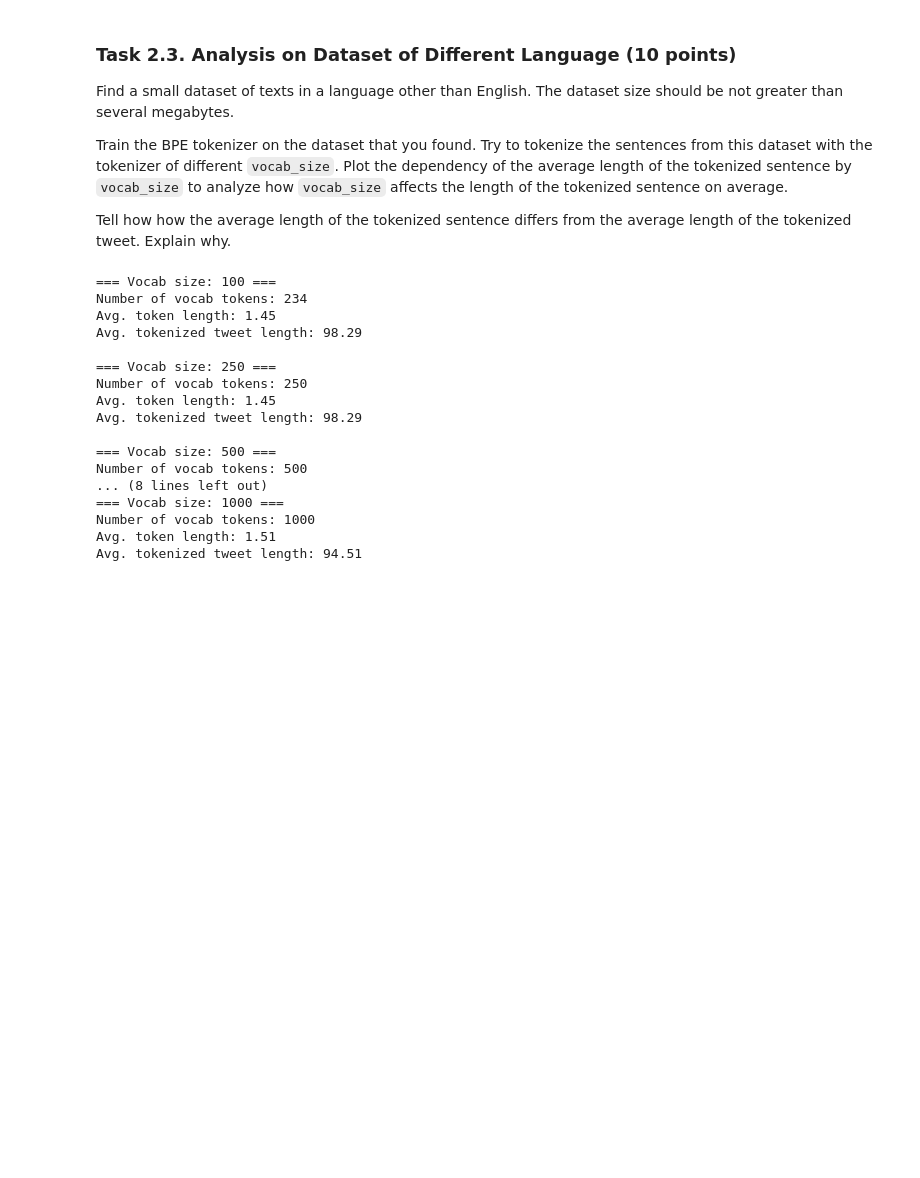
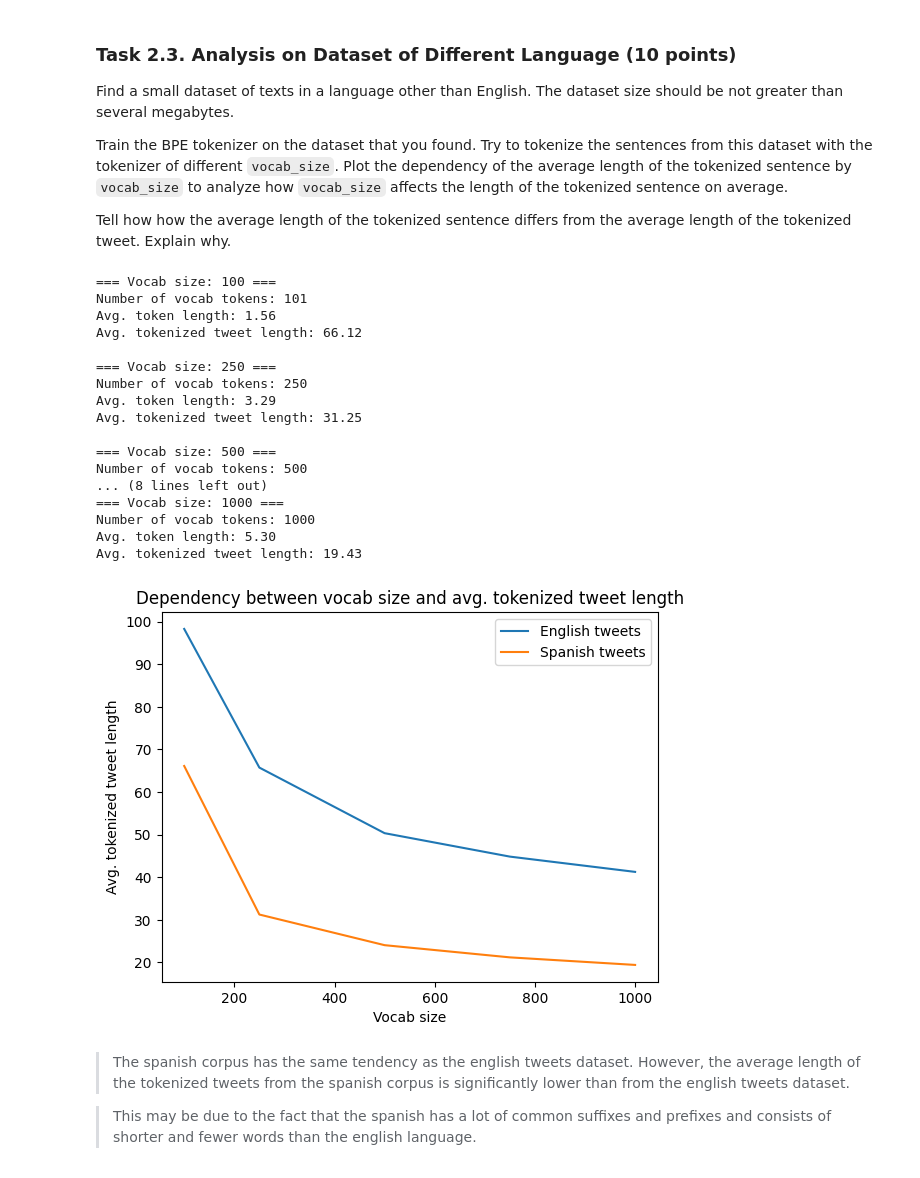
Before and after one commit to danielpancake/nlp-assignments, a Jupyter notebook: 01/Assignment1.ipynb, the cells around one changed output. Saved outputs shown, nothing was run; the diff lists cells and outputs as text; code cells hidden in the pictures; blank space fills up the shorter version.

Commit message:
Changed dataset

```diff
--- a/01/Assignment1.ipynb
+++ b/01/Assignment1.ipynb
@@ -305,11 +401,9 @@ Train the BPE tokenizer on the dataset that you found. Try to tokenize the sente
 Tell how how the average length of the tokenized sentence differs from the average length of the tokenized tweet. Explain why.
 # %%
 # === Acknowledgements ===
-# Dataset used: https://www.kaggle.com/datasets/mksaad/arabic-sentiment-twitter-corpus
+# Dataset used: https://www.kaggle.com/datasets/francescoronzano/spanish-tweets-suggesting-depression
 
-dataset = []
+spanish_tweets = []
 
-with open('test_Arabic_tweets_positive_20190413.txt', 'r', encoding='utf8') as f:
-    dataset.extend(f.read().splitlines())
-
-dataset = dataset[:200]
+with open('spanish_tweets.txt', 'r', encoding='utf8') as f:
+    spanish_tweets.extend(f.read().splitlines())
@@ -318,39 +410,60 @@ arabic_tweets_corpus = generate_corpus(dataset)
+# %%
+spanish_tweets_corpus = generate_corpus(spanish_tweets)
 # %%
+avg_tokenized_esp_tweet_len = []
+
 for vocab_size in vocab_sizes:
     bpe = BPETokenizer(vocab_size)
-    bpe.train(arabic_tweets_corpus)
+    bpe.train(spanish_tweets_corpus)
     print(f'=== Vocab size: {vocab_size} ===')
 
     # Tokenize all tweets
     tokens = []
-    for tweet in tweets:
+    for tweet in spanish_tweets:
         tokens.extend(bpe.tokenize(tweet))
 
     print(f'Number of vocab tokens: {len(bpe.vocab)}')
 
     avg_token_len = sum([len(token) for token in tokens]) / len(tokens)
-    avg_tokenized_tweet_len = sum([len(bpe.tokenize(tweet)) for tweet in tweets]) / len(tweets)
+    avg_tokenized_tweet_len = sum([len(bpe.tokenize(tweet)) for tweet in spanish_tweets]) / len(spanish_tweets)
 
-    avg_tokenized_tweet_lens.append(avg_tokenized_tweet_len)
+    avg_tokenized_esp_tweet_len.append(avg_tokenized_tweet_len)
 
     print(f'Avg. token length: {avg_token_len:.2f}')
     print(f'Avg. tokenized tweet length: {avg_tokenized_tweet_len:.2f}')
     print()
 # %% [output]
 === Vocab size: 100 ===
-Number of vocab tokens: 234
-Avg. token length: 1.45
-Avg. tokenized tweet length: 98.29
+Number of vocab tokens: 101
+Avg. token length: 1.56
+Avg. tokenized tweet length: 66.12
 
 === Vocab size: 250 ===
 Number of vocab tokens: 250
-Avg. token length: 1.45
-Avg. tokenized tweet length: 98.29
+Avg. token length: 3.29
+Avg. tokenized tweet length: 31.25
 
 === Vocab size: 500 ===
 Number of vocab tokens: 500
 ... (8 lines left out)
 === Vocab size: 1000 ===
 Number of vocab tokens: 1000
-Avg. token length: 1.51
-Avg. tokenized tweet length: 94.51
+Avg. token length: 5.30
+Avg. tokenized tweet length: 19.43
+# %%
+# Plot the dependency between vocab size and avg. tokenized tweet length for both datasets
+import matplotlib.pyplot as plt
+
+plt.title('Dependency between vocab size and avg. tokenized tweet length')
+plt.plot(vocab_sizes, avg_tokenized_eng_tweet_len, label='English tweets')
+plt.plot(vocab_sizes, avg_tokenized_esp_tweet_len, label='Spanish tweets')
+plt.xlabel('Vocab size')
+plt.ylabel('Avg. tokenized tweet length')
+plt.legend()
+plt.show()
+# %% [output]
+[figure, added]
+# %% [markdown]
+> The spanish corpus has the same tendency as the english tweets dataset. However, the average length of the tokenized tweets from the spanish corpus is significantly lower than from the english tweets dataset.
+
+> This may be due to the fact that the spanish has a lot of common suffixes and prefixes and consists of shorter and fewer words than the english language.
```
Also changed, not shown: parts of 11 cells of this notebook, 4 other files.
